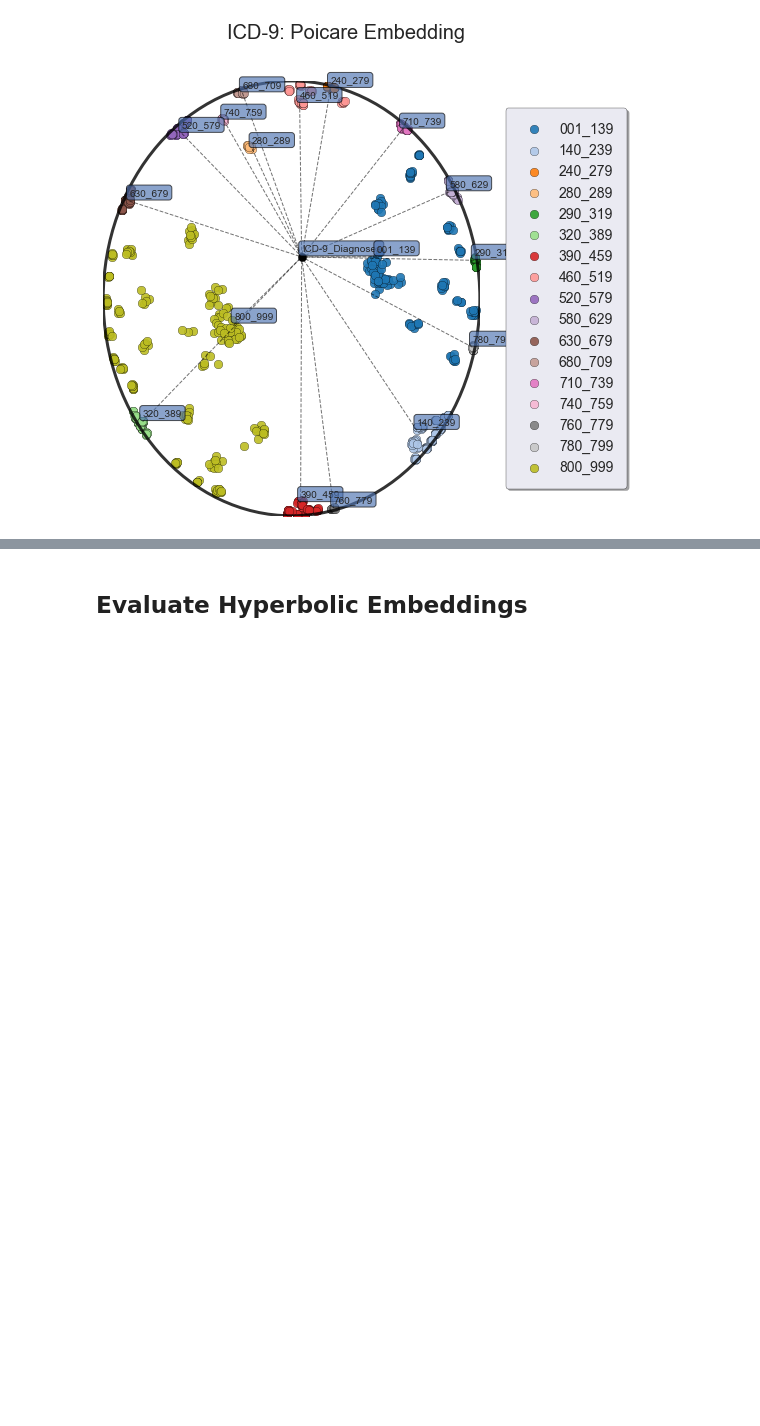
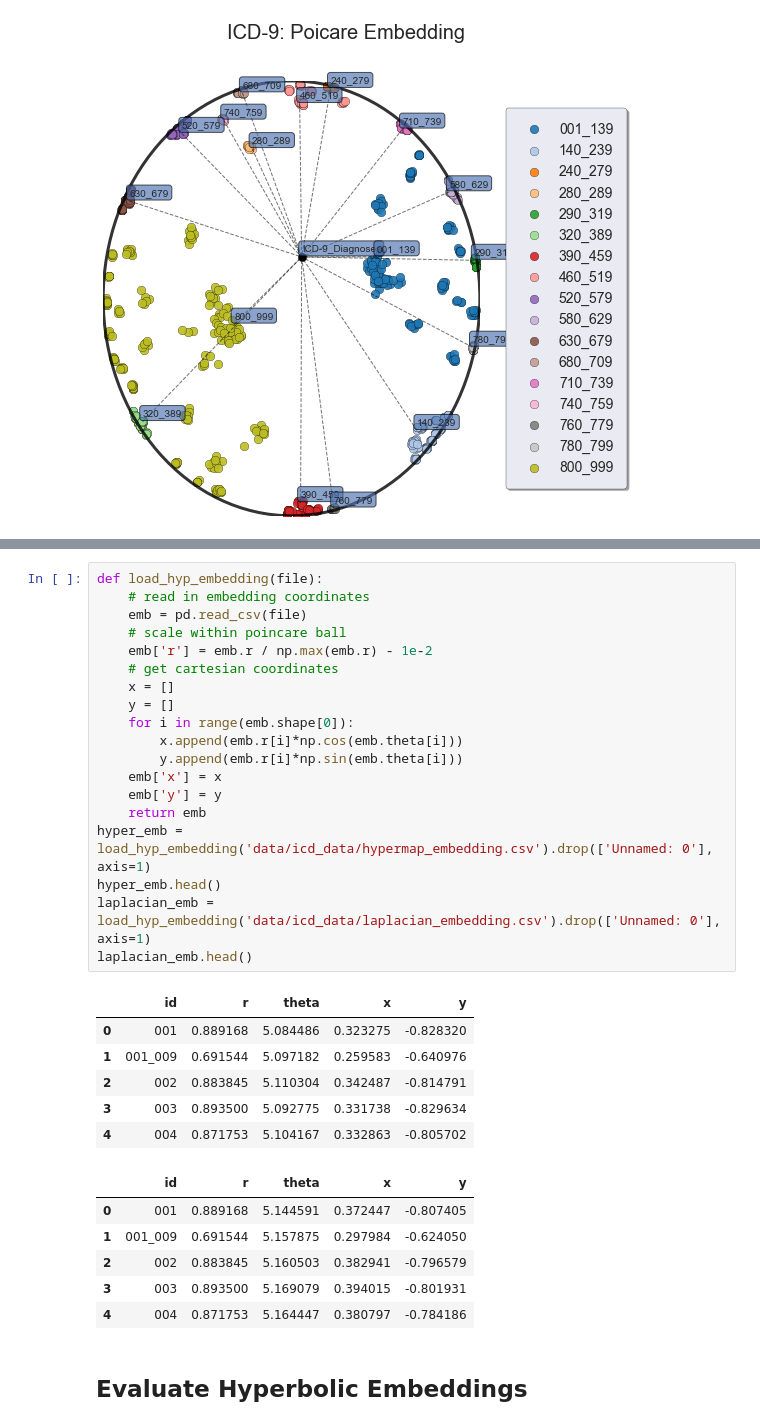
Before and after one commit to drewwilimitis/Hyperbolic-ICD-Embeddings-MIMIC3, a Jupyter notebook: hyperbolic_embedding_ICD9.ipynb, the cells around one changed output, grey strips where cells are left out. Drawn from its saved outputs; the diff is of its cells as text; blank space fills up the shorter version.

```diff
--- a/hyperbolic_embedding_ICD9.ipynb
+++ b/hyperbolic_embedding_ICD9.ipynb
@@ -337,3 +345,35 @@ plot_poincare_icd(emb, labels, edge_list=chapter_edges, add_labels=True,
+# %%
+def load_hyp_embedding(file):
+    # read in embedding coordinates
+    emb = pd.read_csv(file)
+    # scale within poincare ball
+    emb['r'] = emb.r / np.max(emb.r) - 1e-2
+    # get cartesian coordinates
+    x = []
+    y = []
+    for i in range(emb.shape[0]):
+        x.append(emb.r[i]*np.cos(emb.theta[i]))
+        y.append(emb.r[i]*np.sin(emb.theta[i]))
+    emb['x'] = x
+    emb['y'] = y
+    return emb
+hyper_emb = load_hyp_embedding('data/icd_data/hypermap_embedding.csv').drop(['Unnamed: 0'], axis=1)
+hyper_emb.head()
+laplacian_emb = load_hyp_embedding('data/icd_data/laplacian_embedding.csv').drop(['Unnamed: 0'], axis=1)
+laplacian_emb.head()
+# %% [output]
+|  | id | r | theta | x | y |
+| 0 | 001 | 0.889168 | 5.084486 | 0.323275 | -0.828320 |
+| 1 | 001_009 | 0.691544 | 5.097182 | 0.259583 | -0.640976 |
+| 2 | 002 | 0.883845 | 5.110304 | 0.342487 | -0.814791 |
+| 3 | 003 | 0.893500 | 5.092775 | 0.331738 | -0.829634 |
+| 4 | 004 | 0.871753 | 5.104167 | 0.332863 | -0.805702 |
+|  | id | r | theta | x | y |
+| 0 | 001 | 0.889168 | 5.144591 | 0.372447 | -0.807405 |
+| 1 | 001_009 | 0.691544 | 5.157875 | 0.297984 | -0.624050 |
+| 2 | 002 | 0.883845 | 5.160503 | 0.382941 | -0.796579 |
+| 3 | 003 | 0.893500 | 5.169079 | 0.394015 | -0.801931 |
+| 4 | 004 | 0.871753 | 5.164447 | 0.380797 | -0.784186 |
 # %% [markdown]
 ## Evaluate Hyperbolic Embeddings
 # %% [markdown]
```
Also changed, not shown: parts of 4 cells of this notebook, 2 other files.
